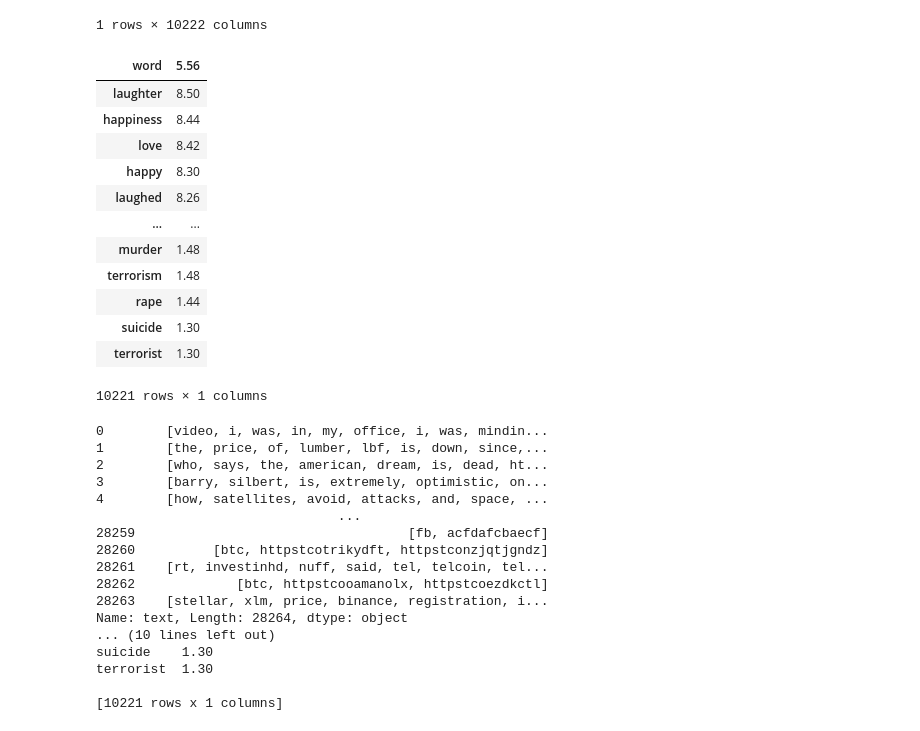
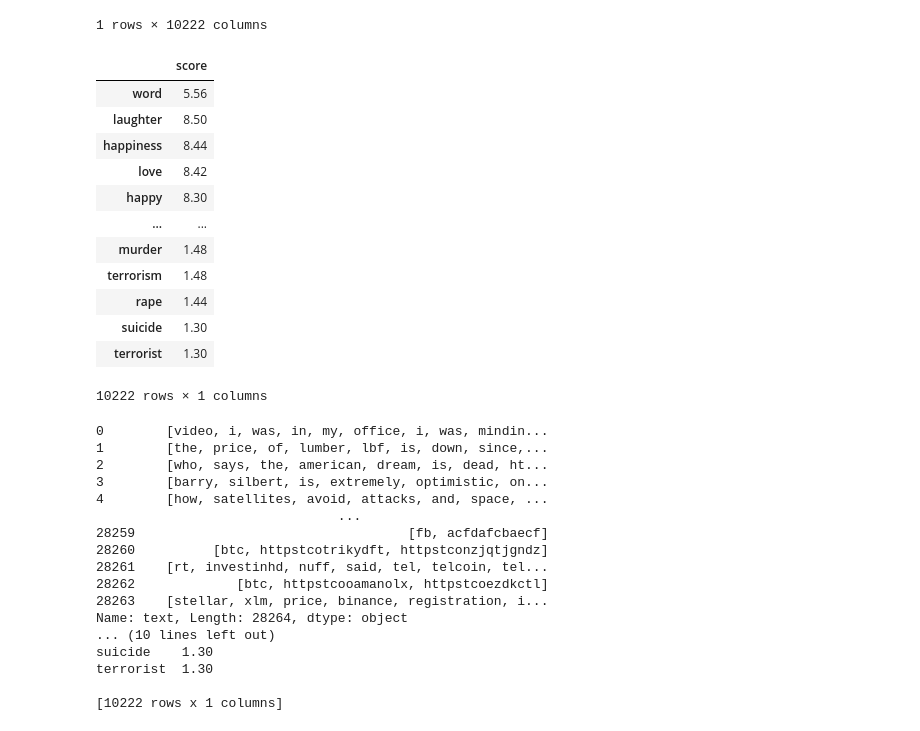
Before and after one commit to Mikey1336/Financial-Sentiment-Analysis, a Jupyter notebook: Sentiment analysis.ipynb, the cells around one changed output. Saved outputs shown, nothing was run; the diff lists cells and outputs as text; code cells hidden in the pictures.

Commit message:
Updated the formatting for importing the LabMT happiness score table, and adjusted the sentiment scoring

```diff
--- a/Sentiment analysis.ipynb
+++ b/Sentiment analysis.ipynb
@@ -24,22 +24,23 @@ Word_happ
 | 0 | 5.56 | 8.50 | 8.44 | 8.42 | 8.30 | 8.26 | 8.22 | 8.20 | 8.18 | 8.18 | ... |
 1 rows × 10222 columns
 # %%
-Word_happ = Word_happ.set_index('word').T
+#Word_happ = Word_happ.set_index('word').T
+Word_happ = Word_happ.T.rename(columns={0: "score"})
 Word_happ
 # %% [output]
+|  | score |
 | word | 5.56 |
 | laughter | 8.50 |
 | happiness | 8.44 |
 | love | 8.42 |
 | happy | 8.30 |
-| laughed | 8.26 |
 | ... | ... |
 | murder | 1.48 |
 | terrorism | 1.48 |
 | rape | 1.44 |
 | suicide | 1.30 |
 | terrorist | 1.30 |
-10221 rows × 1 columns
+10222 rows × 1 columns
 # %%
 # Create a new dict to store average happiness
 
@@ -75,6 +76,6 @@ Name: text, Length: 28264, dtype: object
 suicide    1.30
 terrorist  1.30
 
-[10221 rows x 1 columns]
+[10222 rows x 1 columns]
 # %%
 def calculate_tweet_happiness(tweet):
```
Also changed, not shown: parts of 2 cells of this notebook.
